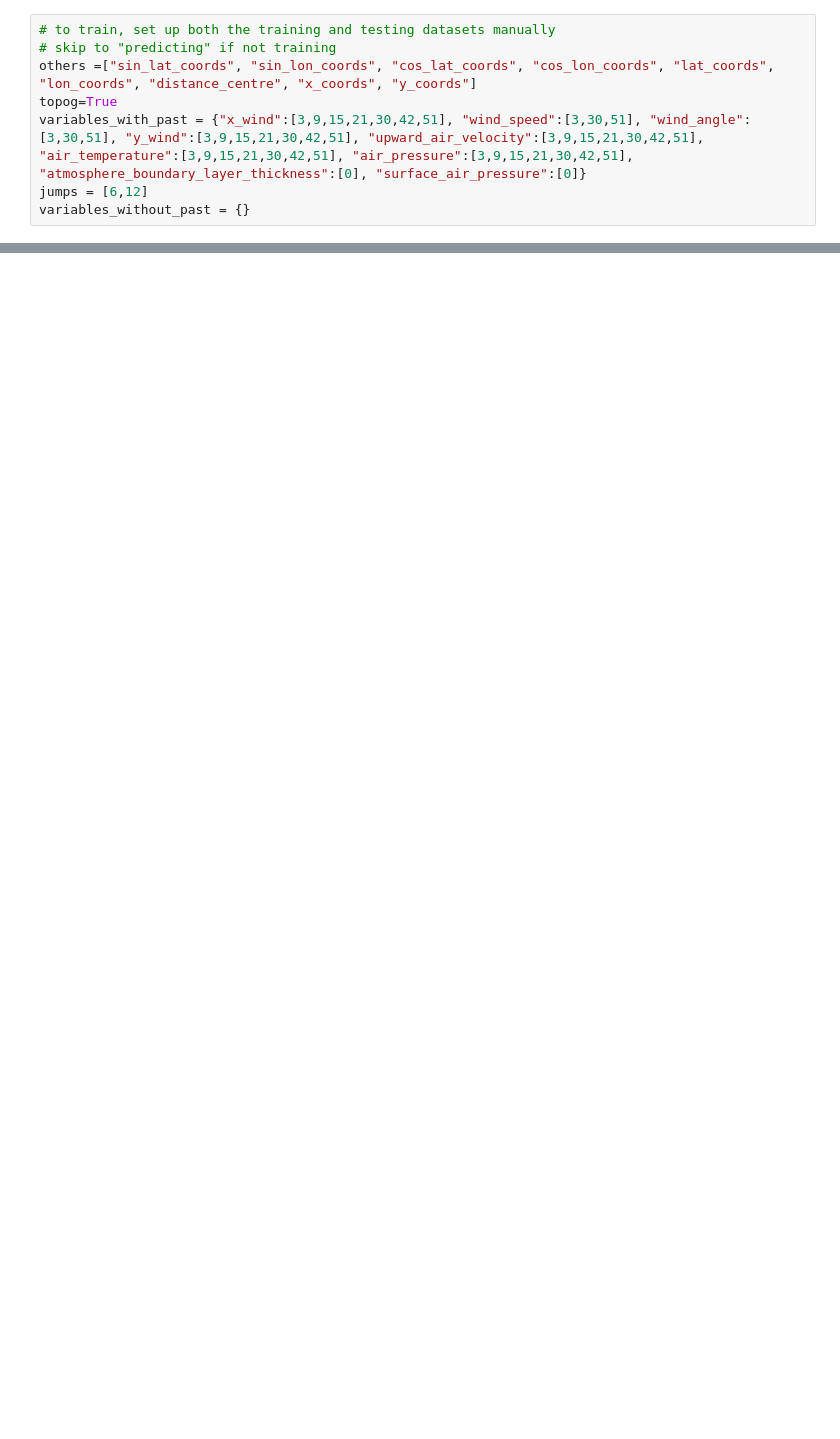
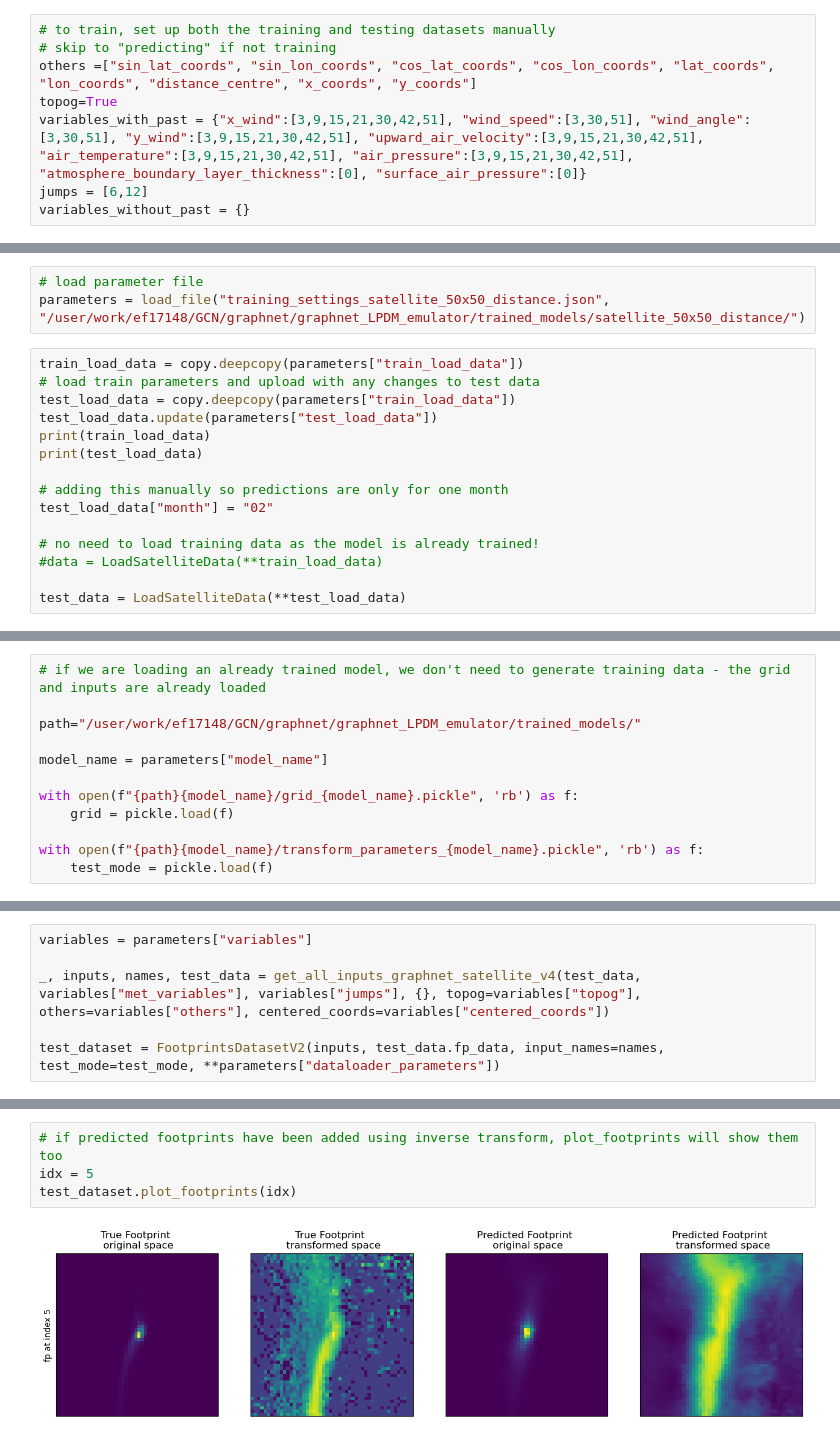
Before and after one commit to GATES-Lab/GATES_LPDM_emulator, a Jupyter notebook: examples.ipynb, the cells around one changed output, grey strips where cells are left out. Saved outputs shown, nothing was run; the diff lists cells and outputs as text; blank space fills up the shorter version.

```diff
--- a/examples.ipynb
+++ b/examples.ipynb
@@ -345,0 +211,18 @@ NMAE: 1.5613786944349077, MSE: 1.03169953748386e-06
+# %%
+# load parameter file
+parameters = load_file("training_settings_satellite_50x50_distance.json", "/user/work/ef17148/GCN/graphnet/graphnet_LPDM_emulator/trained_models/satellite_50x50_distance/")
+# %%
+train_load_data = copy.deepcopy(parameters["train_load_data"])
+# load train parameters and upload with any changes to test data
+test_load_data = copy.deepcopy(parameters["train_load_data"])
+test_load_data.update(parameters["test_load_data"])
+print(train_load_data)
+print(test_load_data)
+
+# adding this manually so predictions are only for one month
+test_load_data["month"] = "02"
+
+# no need to load training data as the model is already trained!
+#data = LoadSatelliteData(**train_load_data)
+
+test_data = LoadSatelliteData(**test_load_data)
@@ -345,0 +244,12 @@ NMAE: 1.5613786944349077, MSE: 1.03169953748386e-06
+# %%
+# if we are loading an already trained model, we don't need to generate training data - the grid and inputs are already loaded
+
+path="/user/work/ef17148/GCN/graphnet/graphnet_LPDM_emulator/trained_models/"
+
+model_name = parameters["model_name"]
+
+with open(f"{path}{model_name}/grid_{model_name}.pickle", 'rb') as f:
+    grid = pickle.load(f)
+
+with open(f"{path}{model_name}/transform_parameters_{model_name}.pickle", 'rb') as f:
+    test_mode = pickle.load(f)
@@ -345,0 +261,6 @@ NMAE: 1.5613786944349077, MSE: 1.03169953748386e-06
+# %%
+variables = parameters["variables"]
+
+_, inputs, names, test_data = get_all_inputs_graphnet_satellite_v4(test_data, variables["met_variables"], variables["jumps"], {}, topog=variables["topog"], others=variables["others"], centered_coords=variables["centered_coords"])
+
+test_dataset = FootprintsDatasetV2(inputs, test_data.fp_data, input_names=names, test_mode=test_mode, **parameters["dataloader_parameters"])
@@ -345,0 +320,6 @@ NMAE: 1.5613786944349077, MSE: 1.03169953748386e-06
+# %%
+# if predicted footprints have been added using inverse transform, plot_footprints will show them too
+idx = 5
+test_dataset.plot_footprints(idx)
+# %% [output]
+[figure, added]
```
Also changed, not shown: parts of 53 cells of this notebook.
